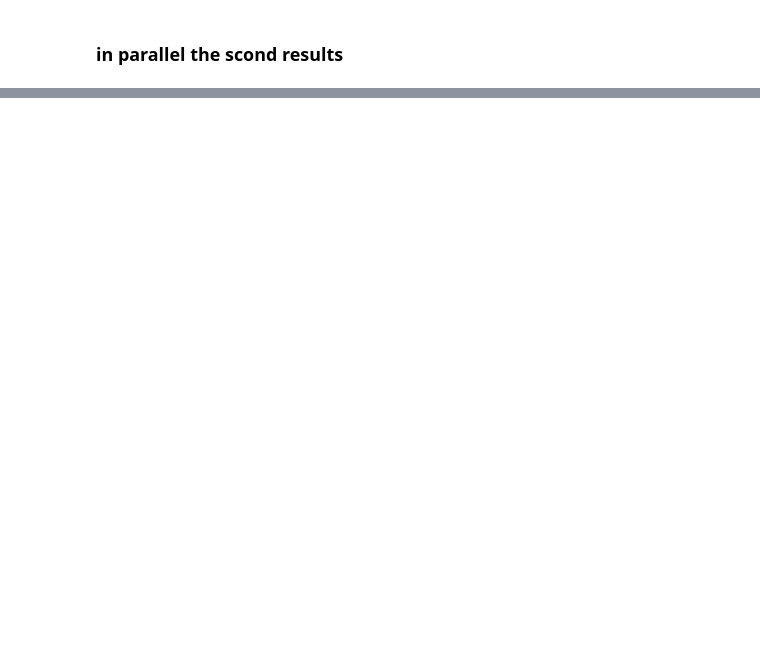
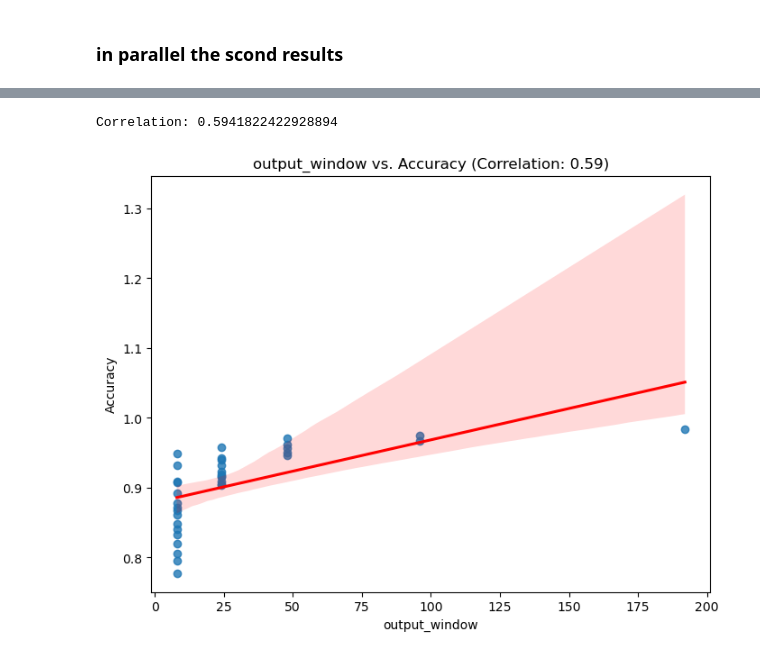
Before and after one commit to nikanhg/Funding_rate_Aave, a Jupyter notebook: Nikan/LSTM_grid_search.ipynb, the cells around one changed output, grey strips where cells are left out. Cells and saved outputs as stored; diff of their text form; code cells hidden in the pictures; blank space fills up the shorter version.

```diff
--- a/Nikan/LSTM_grid_search.ipynb
+++ b/Nikan/LSTM_grid_search.ipynb
@@ -803,0 +1187,17 @@ preprocessing...
+# %%
+import matplotlib.pyplot as plt
+import seaborn as sns
+# Calculate correlation between output_window and accuracy
+correlation = results_concatenated['output_window'].corr(results_concatenated['accuracy'])
+print("Correlation:", correlation)
+
+# Create a scatter plot with a regression line
+plt.figure(figsize=(8, 6))
+sns.regplot(x='output_window', y='accuracy', data=results_concatenated, line_kws={'color': 'red'})
+plt.title(f"output_window vs. Accuracy (Correlation: {correlation:.2f})")
+plt.xlabel('output_window')
+plt.ylabel('Accuracy')
+plt.show()
+# %% [output]
+Correlation: 0.5941822422928894
+[figure, added]
```
Also changed, not shown: parts of 10 cells of this notebook, 1 other file.
